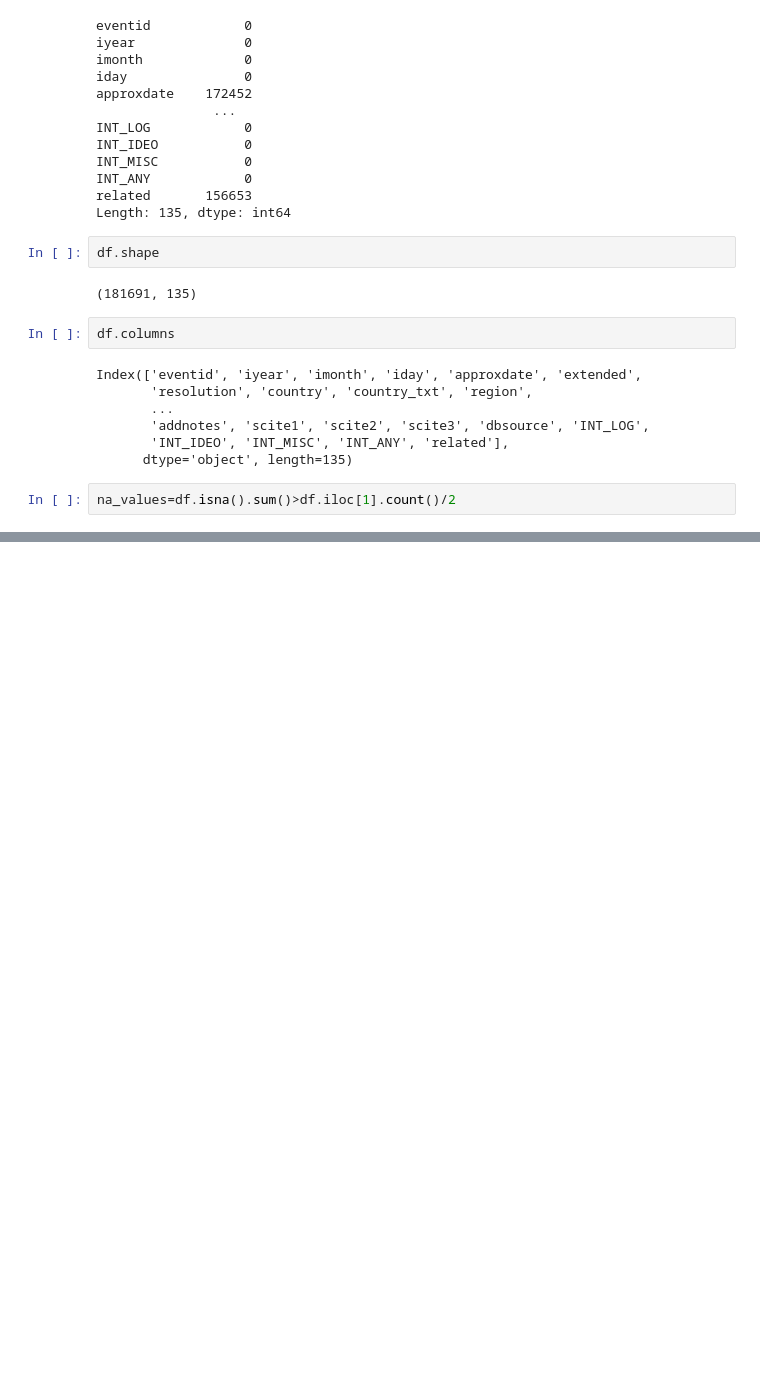
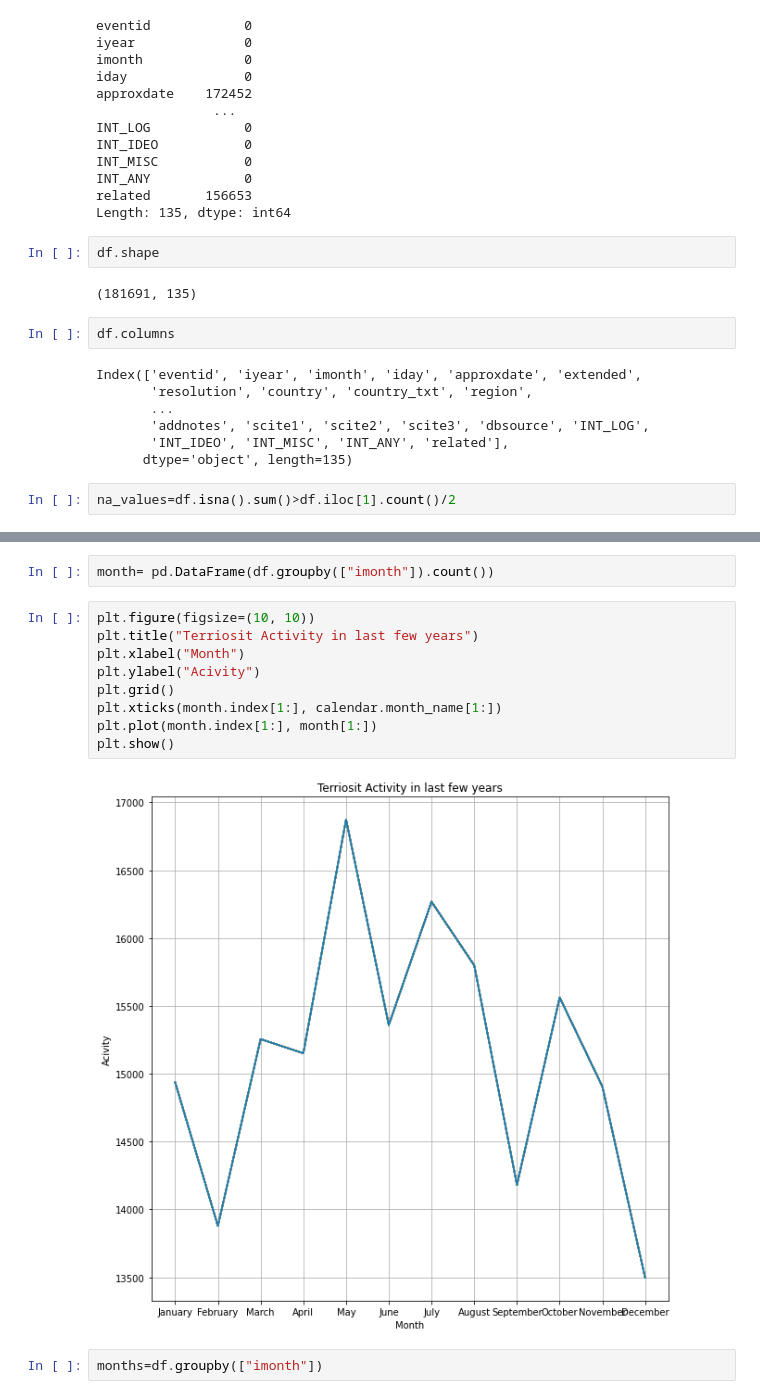
Before and after one commit to Akhil-A0402/Sparks-Machine-Learning-Internship-, a Jupyter notebook: Task04/Untitled.ipynb, the cells around one changed output, grey strips where cells are left out. Saved outputs shown, nothing was run; the diff lists cells and outputs as text; blank space fills up the shorter version.

```diff
--- a/Task04/Untitled.ipynb
+++ b/Task04/Untitled.ipynb
@@ -60,0 +154,15 @@ df.drop(, axis=1, inplace=True)
+# %%
+month= pd.DataFrame(df.groupby(["imonth"]).count())
+# %%
+plt.figure(figsize=(10, 10))
+plt.title("Terriosit Activity in last few years")
+plt.xlabel("Month")
+plt.ylabel("Acivity")
+plt.grid()
+plt.xticks(month.index[1:], calendar.month_name[1:])
+plt.plot(month.index[1:], month[1:])
+plt.show()
+# %% [output]
+[figure, added]
+# %%
+months=df.groupby(["imonth"])
```
Also changed, not shown: parts of 16 cells of this notebook.
